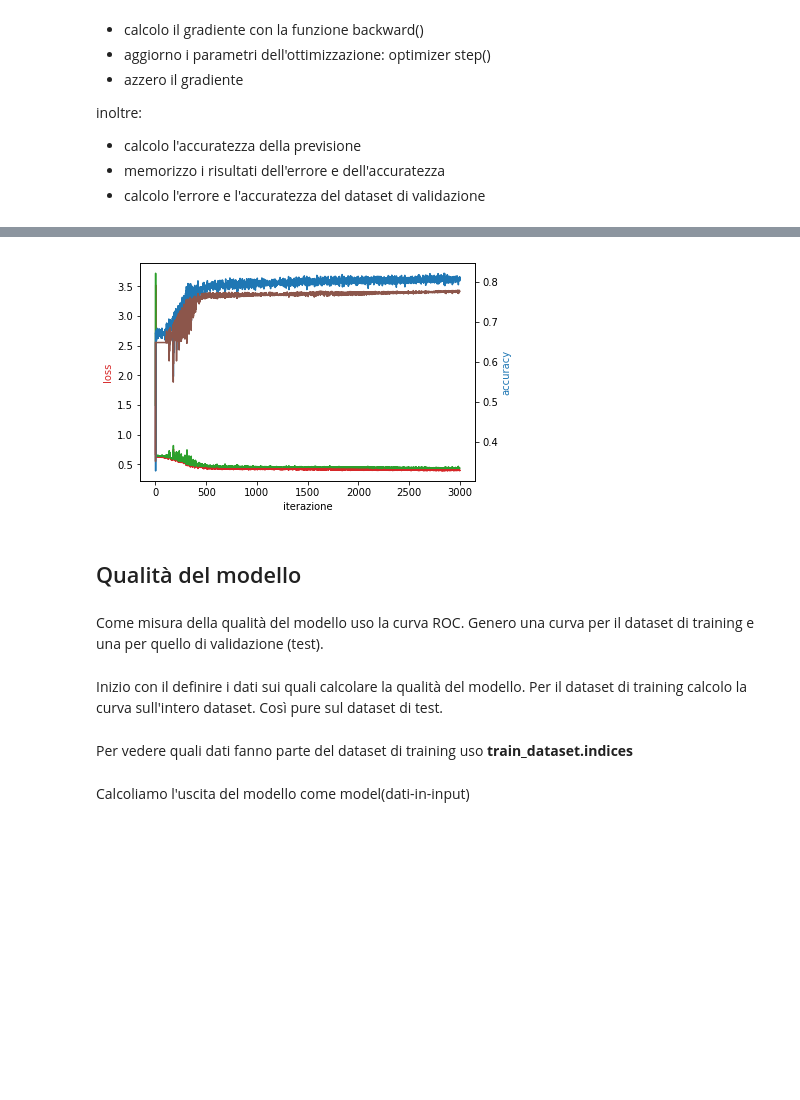
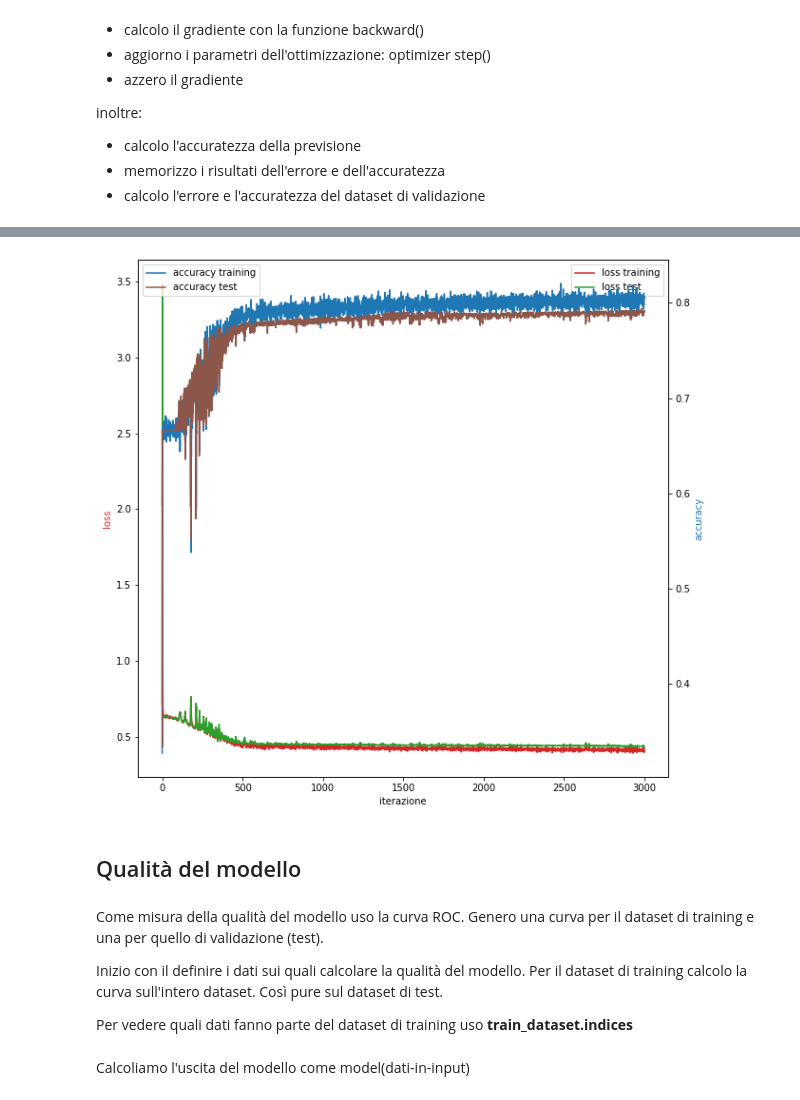
Before and after one commit to Antozamm/1week4, a Jupyter notebook: NN_with_Pytorch2.ipynb, the cells around one changed output, grey strips where cells are left out. Drawn from its saved outputs; the diff is of its cells as text; code cells hidden in the pictures; blank space fills up the shorter version.

```diff
--- a/NN_with_Pytorch2.ipynb
+++ b/NN_with_Pytorch2.ipynb
@@ -285,32 +302,34 @@ Wall time: 5min 21s
 # %%
-fig1, ax1 = plt.subplots()
+# plt.figure(figsize=[8,8])
+fig1, ax1 = plt.subplots(figsize=(10,10))
 color = 'tab:red'
 color2 = 'tab:green'
 
 ax1.set_xlabel('iterazione')
 ax1.set_ylabel('loss', color=color)
-ax1.plot(range(len(LOSS)),LOSS,color=color)
-ax1.plot(range(len(LOSS_VALID)),LOSS_VALID,color=color2)
-
+ax1.plot(range(len(LOSS)),LOSS,color=color, label='loss training' )
+ax1.plot(range(len(LOSS_VALID)),LOSS_VALID,color=color2, label='loss test')
+ax1.legend()
 ax2 = ax1.twinx()
 
 color = 'tab:blue'
 color2 = 'tab:brown'
 ax2.set_ylabel('accuracy', color=color)
-ax2.plot(range(len(ACC)),ACC,color=color)
-ax2.plot(range(len(ACC_VALID)),ACC_VALID,color=color2)
+ax2.plot(range(len(ACC)),ACC,color=color, label='accuracy training')
+ax2.plot(range(len(ACC_VALID)),ACC_VALID,color=color2, label='accuracy test')
+ax2.legend()
 
 plt.show()
 # %% [output]
-[figure, old version]
+[figure, new version]
 # %% [markdown]
 ## Qualità del modello
 # %% [markdown]
 Come misura della qualità del modello uso la curva ROC. Genero una curva per il dataset di training e una per quello di validazione (test).
+
+Inizio con il definire i dati sui quali calcolare la qualità del modello. Per il dataset di training calcolo la curva sull'intero dataset. Così pure sul dataset di test.
+
+Per vedere quali dati fanno parte del dataset di training uso <strong>train_dataset.indices</strong>
-# %% [markdown]
-Inizio con il definire i dati sui quali calcolare la qualità del modello. Per il dataset di training calcolo la curva sull'intero dataset. Così pure sul dataset di test.
-# %% [markdown]
-Per vedere quali dati fanno parte del dataset di training uso <strong>train_dataset.indices</strong>
 # %%
 xtrain = dat.x[train_dataset.indices,:]
 ytrain = dat.y[train_dataset.indices,:]
```
Also changed, not shown: parts of 68 cells of this notebook, 2 other files.
